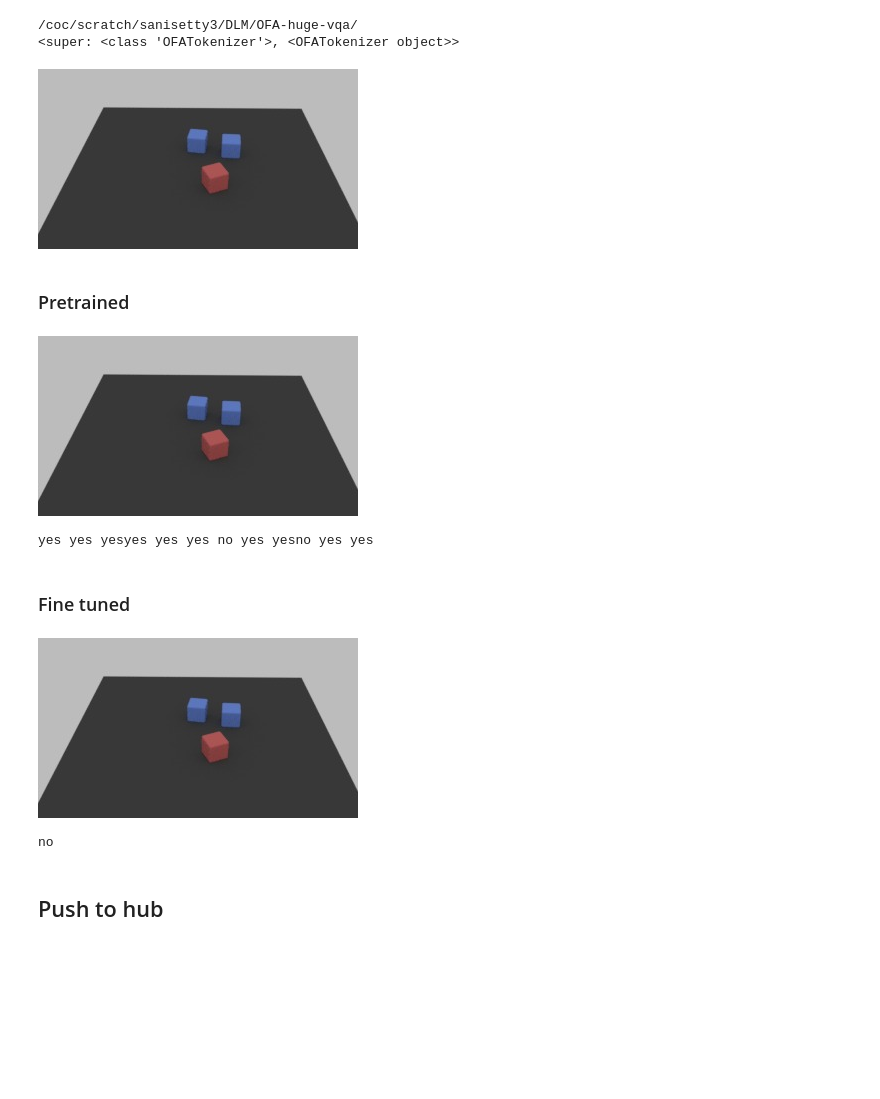
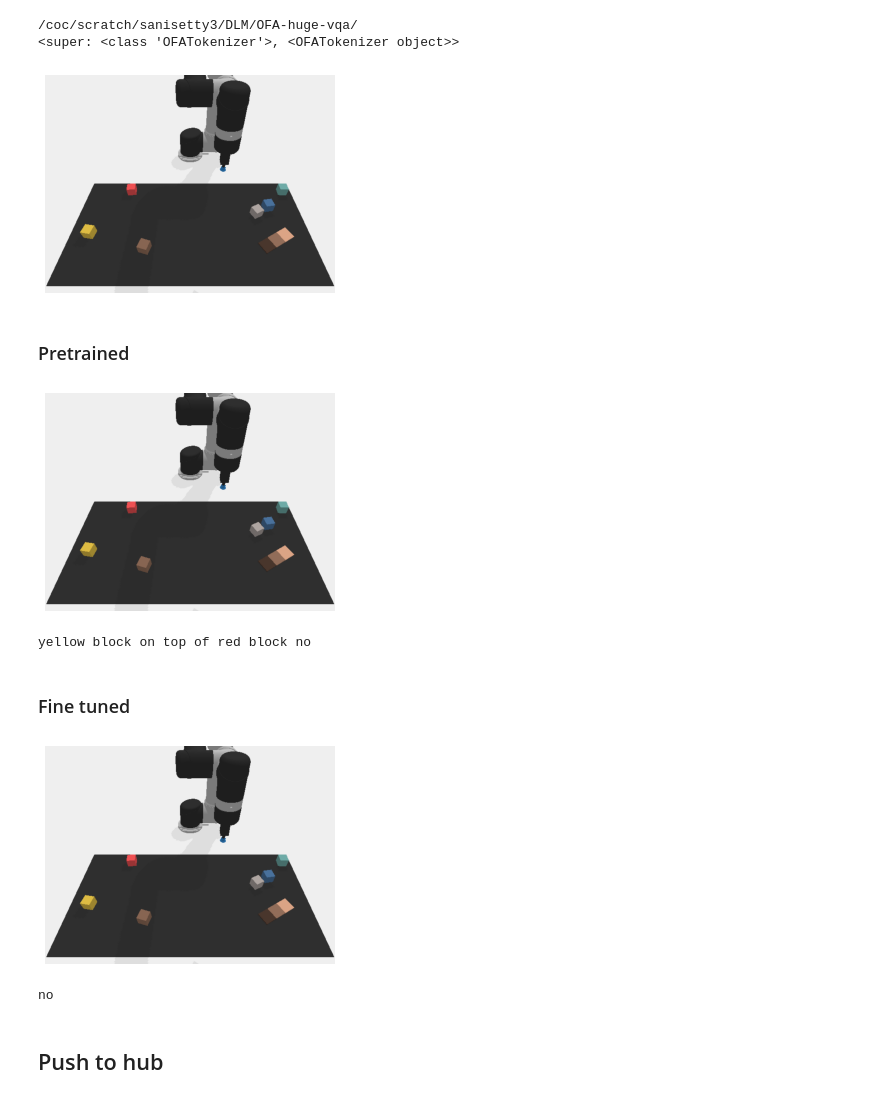
Before and after one commit to sohananisetty/OFA_VQA, a Jupyter notebook: ofa_vqa.ipynb, the cells around one changed output. Drawn from its saved outputs; the diff is of its cells as text; code cells hidden in the pictures; blank space fills up the shorter version.

```diff
--- a/ofa_vqa.ipynb
+++ b/ofa_vqa.ipynb
@@ -240,7 +343,7 @@ no
 # %% [markdown]
 ## Custom image and question
 # %%
-pretrained ='/coc/scratch/sanisetty3/DLM/OFA-huge-vqa/'
+pretrained ='/coc/scratch/sanisetty3/DLM/OFA-base-vqa/'
 fine_tuned ="/srv/scratch/sanisetty3/DLM/ofa-vqa-tiny/"
 # %%
 tokenizer_p = OFATokenizer.from_pretrained(pretrained)
@@ -261,13 +364,13 @@ patch_resize_transform = transforms.Compose([
     transforms.Normalize(mean=mean, std=std)
 ])
 # %%
-txt = "Is there a blue block?"
+txt = "Is the yellow block on top of the red block?"
 inputs = tokenizer_p([txt], return_tensors="pt").input_ids
-img = Image.open('./samples/i1.jpeg')
+img = Image.open('./samples/00.png')
 patch_img = patch_resize_transform(img).unsqueeze(0)
 img
 # %% [output]
-[figure, old version]
+[figure, new version]
 # %% [markdown]
 ### Pretrained
 # %%
@@ -276,8 +379,8 @@ custom_gen = model_p.generate(inputs, patch_images=patch_img, num_beams=5, no_re
 display(img)
 print(tokenizer_p.batch_decode(custom_gen, skip_special_tokens=True)[0].strip())
 # %% [output]
-[figure, old version]
+[figure, new version]
-yes yes yesyes yes yes no yes yesno yes yes
+yellow block on top of red block no
 # %% [markdown]
 ### Fine tuned
 # %%
@@ -286,7 +389,7 @@ custom_gen_fin = model_f.generate(inputs, patch_images=patch_img, num_beams=5, n
 display(img)
 print(tokenizer_p.batch_decode(custom_gen_fin, skip_special_tokens=True)[0].strip())
 # %% [output]
-[figure, old version]
+[figure, new version]
 no
 # %% [markdown]
 ## Push to hub
```
Also changed, not shown: parts of 43 cells of this notebook, 12 other files.
